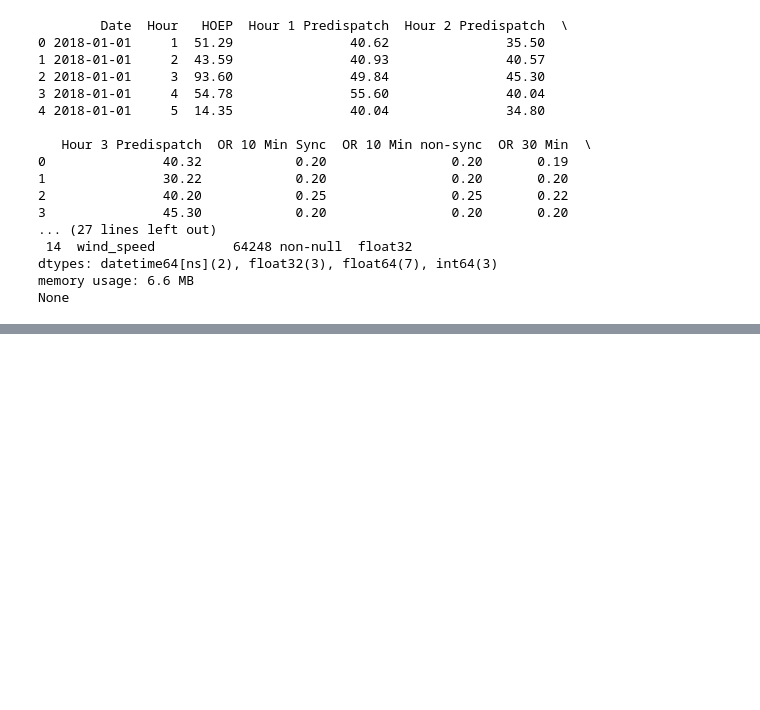
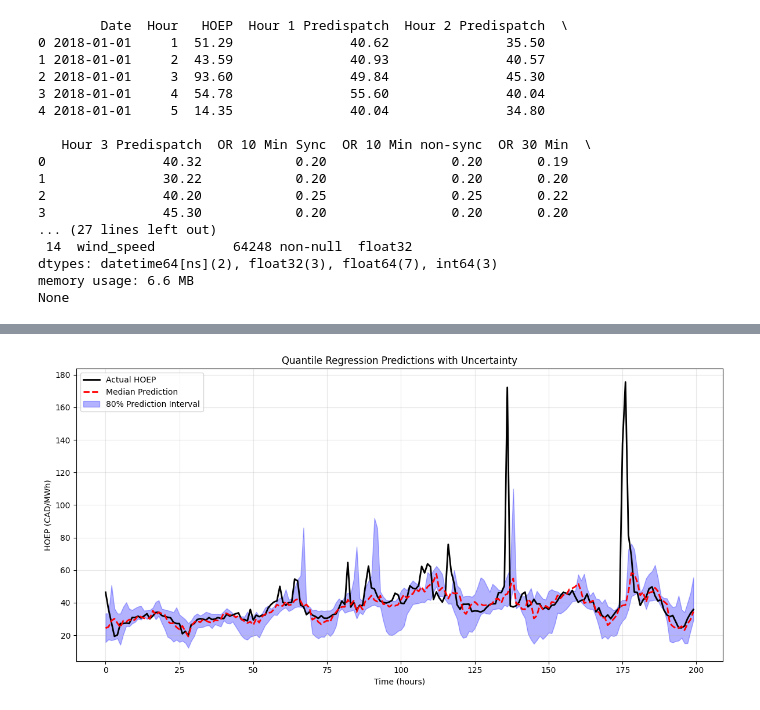
Before and after one commit to MusaE5/ontario-electricity-forecasting, a Jupyter notebook: hoep.ipynb, the cells around one changed output, grey strips where cells are left out. Drawn from its saved outputs; the diff is of its cells as text; code cells hidden in the pictures; blank space fills up the shorter version.

```diff
--- a/hoep.ipynb
+++ b/hoep.ipynb
@@ -282,33 +592,72 @@ print(f"RMSE: {rmse:.2f} CAD/MWh")
 # %%
-from sklearn.preprocessing import StandardScaler
-from tensorflow.keras.models import Sequential
-from tensorflow.keras.layers import Dense
-from tensorflow.keras.optimizers import Adam
+import xgboost as xgb
 
-# Normalize
-scaler = StandardScaler()
-X_scaled = scaler.fit_transform(X)
+# Reuse your existing quantiles and evaluation functions
+# quantiles = [0.1, 0.5, 0.9] (already defined)
+# evaluate_quantile_predictions() (already defined)
+# calculate_prediction_intervals() (already defined)
+# plot_quantile_predictions() (already defined)
 
-# Train-test split
-X_train, X_test, y_train, y_test = train_test_split(X_scaled, y, test_size=0.2, shuffle=False)
+def train_xgb_quantile_models(X_train_raw, y_train, X_test_raw, y_test):
+    """Train XGBoost quantile models - minimal version for jupyter"""
 
-# Build model
-model = Sequential([
-    Dense(32, activation='relu', input_shape=(X_train.shape[1],)),
-    Dense(16, activation='relu'),
-    Dense(1)
-])
+    quantile_predictions = {}
 
-# Compile
-model.compile(optimizer=Adam(0.001), loss='mse')
+    print("Training XGBoost quantile models...")
 
-# Train
-model.fit(X_train, y_train, epochs=50, batch_size=32, validation_split=0.1)
+    for q in quantiles:
+        print(f"Training XGBoost quantile {q} model...")
 
-# Predict
-y_pred = model.predict(X_test).flatten()
+        # Create XGBoost model for this quantile
+        model = xgb.XGBRegressor(
+            objective='reg:quantileerror',
+            quantile_alpha=q,
+            n_estimators=200,
+            max_depth=6,
+            learning_rate=0.1,
+            random_state=42,
+            verbosity=0
+        )
 
-# Evaluate
-mse = mean_squared_error(y_test, y_pred)
-rmse = np.sqrt(mse)
-print(f"RMSE: {rmse:.2f} CAD/MWh")
+        # Train on raw data (no scaling needed)
+        model.fit(X_train_raw, y_train)
+
+        # Make predictions
+        quantile_predictions[f'q_{int(q * 100)}'] = model.predict(X_test_raw)
+
+    return quantile_predictions
+
+X_train_raw = X_train_raw.values  # Convert DataFrame to numpy
+X_test_raw = X_test_raw.values    # Convert DataFrame to numpy
+y_train = y_train.values          # Convert Series to numpy
+y_test = y_test.values            # Convert Series to numpy
+
+# Train XGBoost models (use your raw X_train, X_test - not scaled versions)
+xgb_predictions = train_xgb_quantile_models(X_train_raw, y_train, X_test_raw, y_test)
+
+# Evaluate using your existing functions
+print("\nEvaluating XGBoost quantile predictions...")
+xgb_results = evaluate_quantile_predictions(y_test, xgb_predictions)
+
+print("\n=== XGBoost Quantile Regression Results ===")
+for q_name, metrics in xgb_results.items():
+    print(f"\nQuantile {q_name}:")
+    print(f"  RMSE: {metrics['rmse']:.2f}")
+    print(f"  Pinball Loss: {metrics['pinball_loss']:.2f}")
+    print(f"  Coverage: {metrics['coverage']:.3f} (expected: {metrics['expected_coverage']:.3f})")
+
+# Calculate prediction intervals
+xgb_intervals = calculate_prediction_intervals(xgb_predictions)
+
+print("\n=== XGBoost Prediction Intervals ===")
+for interval_name, interval_data in xgb_intervals.items():
+    avg_width = np.mean(interval_data['width'])
+    print(f"{interval_name} interval average width: {avg_width:.2f} CAD/MWh")
+
+# Plot results
+plot_quantile_predictions(y_test, xgb_predictions)
+
+print(f"\nComparison:")
+print(f"XGBoost q_50 RMSE: {xgb_results['q_50']['rmse']:.2f}")
+print(f"Neural Network q_50 RMSE: 33.92")  # Your NN result
+# %% [output]
@@ -314,0 +681 @@ print(f"RMSE: {rmse:.2f} CAD/MWh")
+[figure, added]
```
Also changed, not shown: parts of 9 cells of this notebook.
